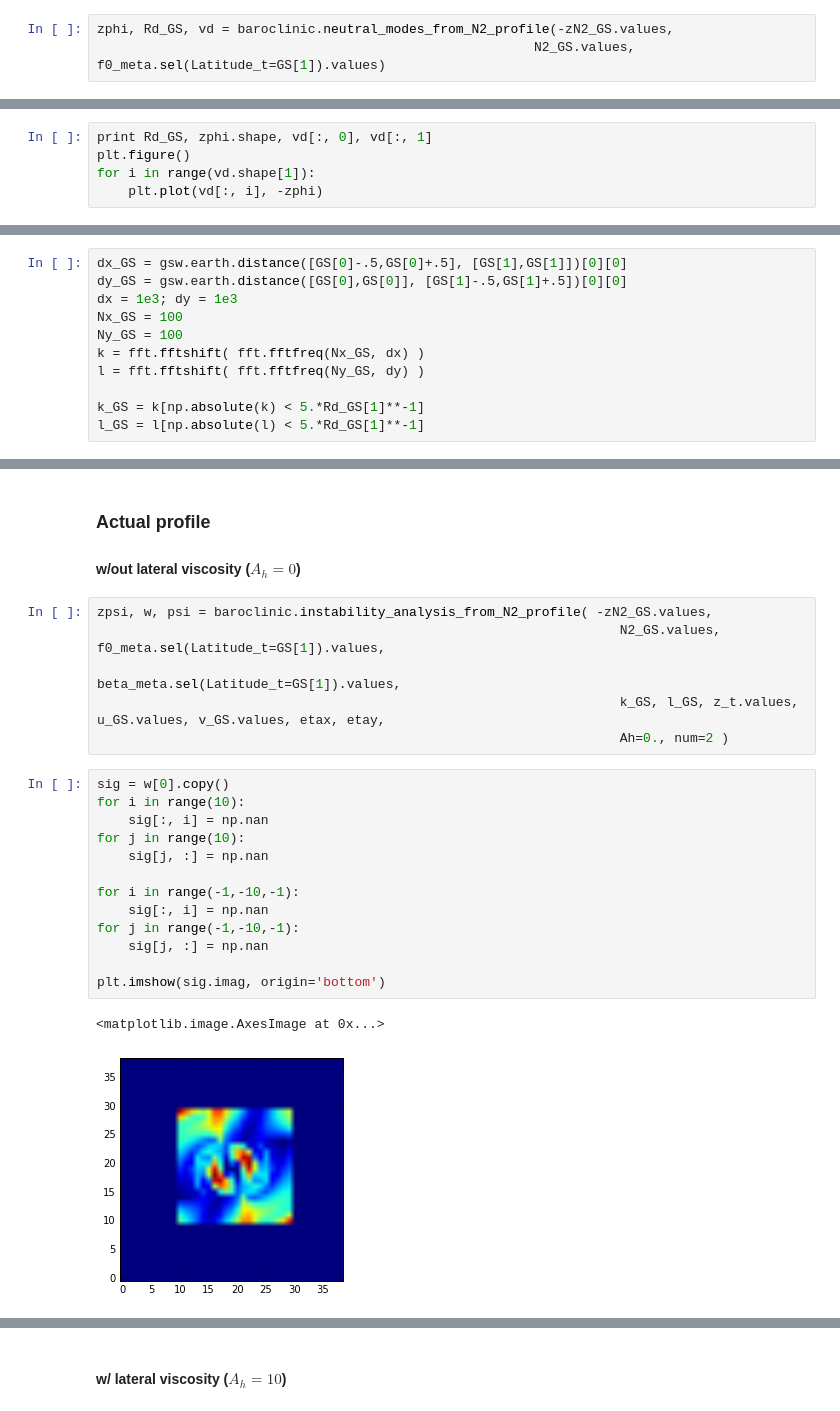
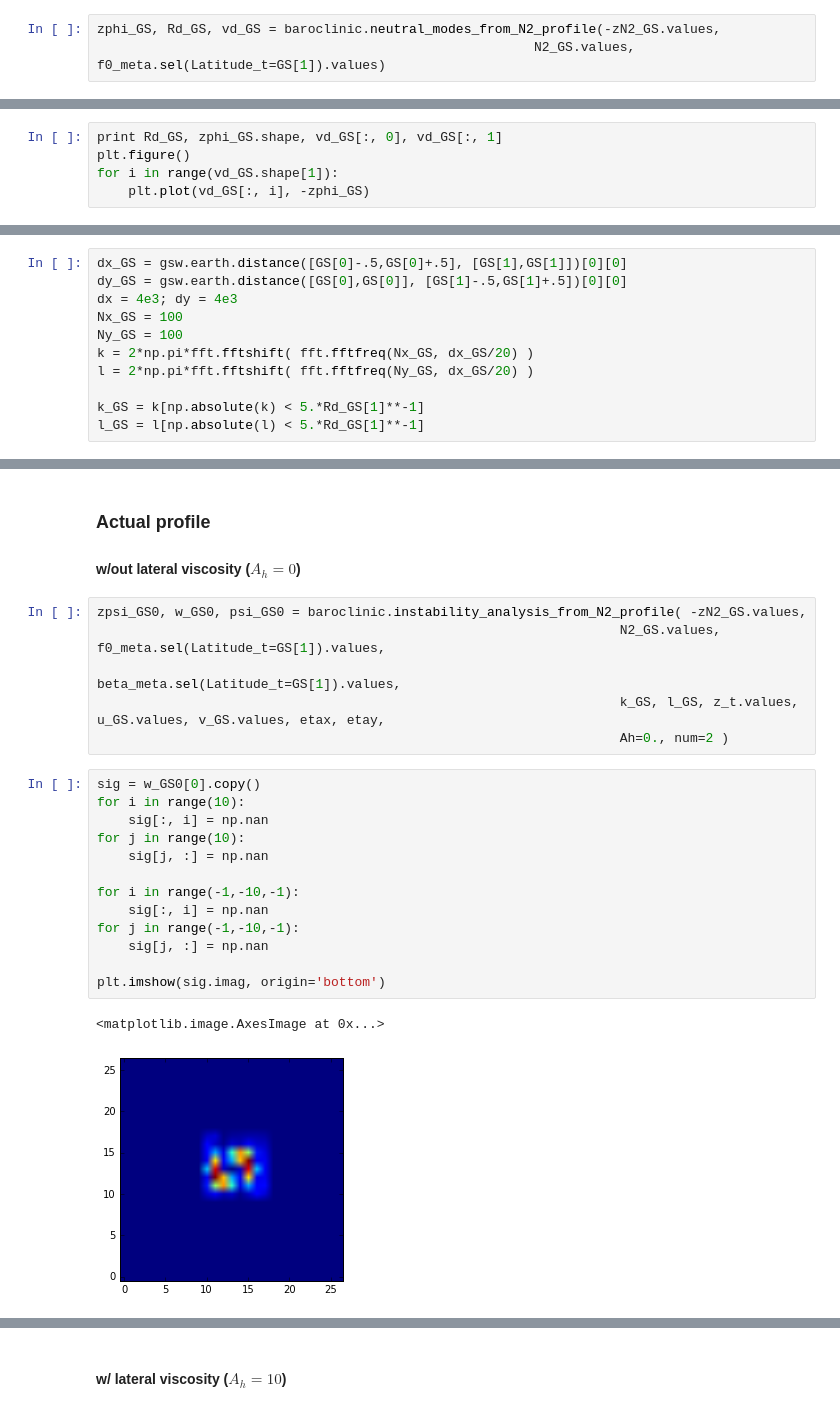
Before and after one commit to rabernat/oceanmodes, a Jupyter notebook: examples/Test_oceanmodes_on_OCCA.ipynb, the cells around one changed output, grey strips where cells are left out. Cells and saved outputs as stored; diff of their text form.

```diff
--- a/examples/Test_oceanmodes_on_OCCA.ipynb
+++ b/examples/Test_oceanmodes_on_OCCA.ipynb
@@ -254,5 +432,5 @@ plt.tight_layout()
 # %%
-zphi, Rd_GS, vd = baroclinic.neutral_modes_from_N2_profile(-zN2_GS.values,
+zphi_GS, Rd_GS, vd_GS = baroclinic.neutral_modes_from_N2_profile(-zN2_GS.values,
                                                         N2_GS.values, f0_meta.sel(Latitude_t=GS[1]).values)
 # %%
 np.savez('OCCA_global',
@@ -263,8 +441,8 @@ np.savez('OCCA_global',
         z_u=z_t
         )
 # %%
-print Rd_GS, zphi.shape, vd[:, 0], vd[:, 1]
+print Rd_GS, zphi_GS.shape, vd_GS[:, 0], vd_GS[:, 1]
 plt.figure()
-for i in range(vd.shape[1]):
-    plt.plot(vd[:, i], -zphi)
+for i in range(vd_GS.shape[1]):
+    plt.plot(vd_GS[:, i], -zphi_GS)
 # %% [output]
@@ -313,11 +495,11 @@ print N2_GS.values
 # %%
 dx_GS = gsw.earth.distance([GS[0]-.5,GS[0]+.5], [GS[1],GS[1]])[0][0]
 dy_GS = gsw.earth.distance([GS[0],GS[0]], [GS[1]-.5,GS[1]+.5])[0][0]
-dx = 1e3; dy = 1e3
+dx = 4e3; dy = 4e3
 Nx_GS = 100
 Ny_GS = 100
-k = fft.fftshift( fft.fftfreq(Nx_GS, dx) )
-l = fft.fftshift( fft.fftfreq(Ny_GS, dy) )
+k = 2*np.pi*fft.fftshift( fft.fftfreq(Nx_GS, dx_GS/20) )
+l = 2*np.pi*fft.fftshift( fft.fftfreq(Ny_GS, dx_GS/20) )
 
 k_GS = k[np.absolute(k) < 5.*Rd_GS[1]**-1]
 l_GS = l[np.absolute(l) < 5.*Rd_GS[1]**-1]
@@ -416,24 +606,24 @@ ax2.set_title(r'$\psi$', fontsize=18)
 ### Actual profile
 #### w/out lateral viscosity ($A_h=0$)
 # %%
-zpsi, w, psi = baroclinic.instability_analysis_from_N2_profile( -zN2_GS.values,
+zpsi_GS0, w_GS0, psi_GS0 = baroclinic.instability_analysis_from_N2_profile( -zN2_GS.values,
                                                                    N2_GS.values, f0_meta.sel(Latitude_t=GS[1]).values,
                                                                    beta_meta.sel(Latitude_t=GS[1]).values,
                                                                    k_GS, l_GS, z_t.values, u_GS.values, v_GS.values, etax, etay,
                                                                    Ah=0., num=2 )
 # %%
-sig = w[0].copy()
+sig = w_GS0[0].copy()
 for i in range(10):
     sig[:, i] = np.nan
 for j in range(10):
     sig[j, :] = np.nan
 
 for i in range(-1,-10,-1):
     sig[:, i] = np.nan
 for j in range(-1,-10,-1):
     sig[j, :] = np.nan
 
 plt.imshow(sig.imag, origin='bottom')
 # %% [output]
 <matplotlib.image.AxesImage at 0x...>
-[figure, old version]
+[figure, new version]
```
Also changed, not shown: parts of 65 cells of this notebook, 1 other file.
